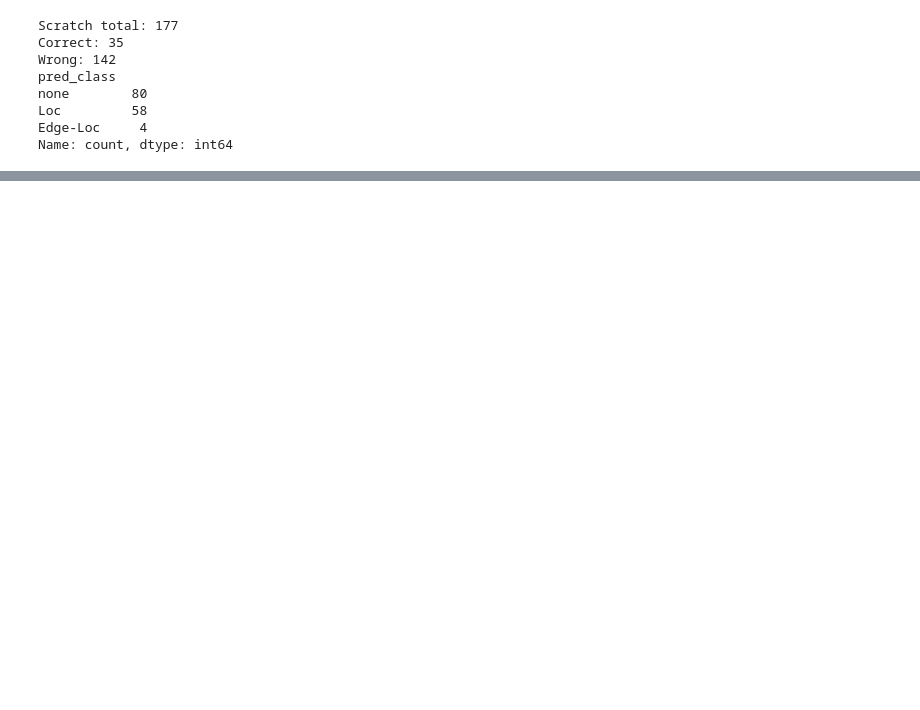
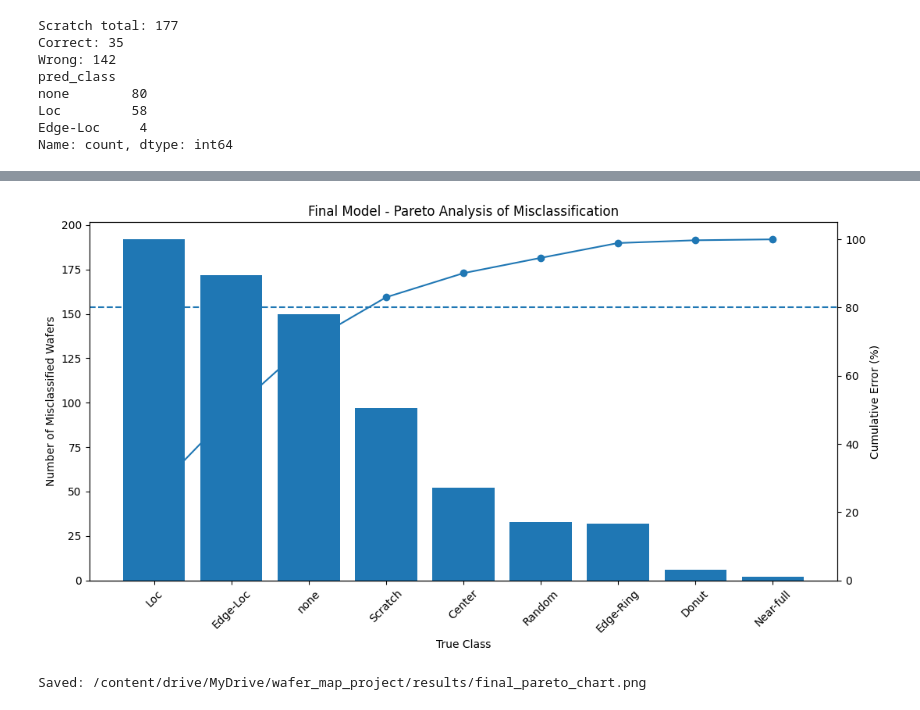
Before and after one commit to seunghyun949-dot/wafer-map-defect-classification, a Jupyter notebook: notebooks/wafer_project.ipynb, the cells around one changed output, grey strips where cells are left out. Cells and saved outputs as stored; diff of their text form; code cells hidden in the pictures; blank space fills up the shorter version.

```diff
--- a/notebooks/wafer_project.ipynb
+++ b/notebooks/wafer_project.ipynb
@@ -4919,0 +8468,76 @@ display(error_pairs.head(20))
+# %%
+# ============================================================
+# DAY 12-4
+# Save Final Pareto Chart
+# ============================================================
+
+fig, ax1 = plt.subplots(
+    figsize=(11, 6)
+)
+
+ax1.bar(
+    final_pareto_df["Class"],
+    final_pareto_df["Wrong"]
+)
+
+ax1.set_xlabel(
+    "True Class"
+)
+
+ax1.set_ylabel(
+    "Number of Misclassified Wafers"
+)
+
+ax1.tick_params(
+    axis="x",
+    rotation=45
+)
+
+ax2 = ax1.twinx()
+
+ax2.plot(
+    final_pareto_df["Class"],
+    final_pareto_df["Cumulative %"],
+    marker="o"
+)
+
+ax2.set_ylabel(
+    "Cumulative Error (%)"
+)
+
+ax2.set_ylim(
+    0,
+    105
+)
+
+ax2.axhline(
+    80,
+    linestyle="--"
+)
+
+plt.title(
+    "Final Model - Pareto Analysis of Misclassification"
+)
+
+plt.tight_layout()
+
+pareto_plot_path = (
+    RESULTS_DIR /
+    "final_pareto_chart.png"
+)
+
+plt.savefig(
+    pareto_plot_path,
+    dpi=200,
+    bbox_inches="tight"
+)
+
+plt.show()
+
+print(
+    "Saved:",
+    pareto_plot_path
+)
+# %% [output]
+[figure, added]
+Saved: /content/drive/MyDrive/wafer_map_project/results/final_pareto_chart.png
```
Also changed, not shown: parts of 49 cells of this notebook, 10 other files.
